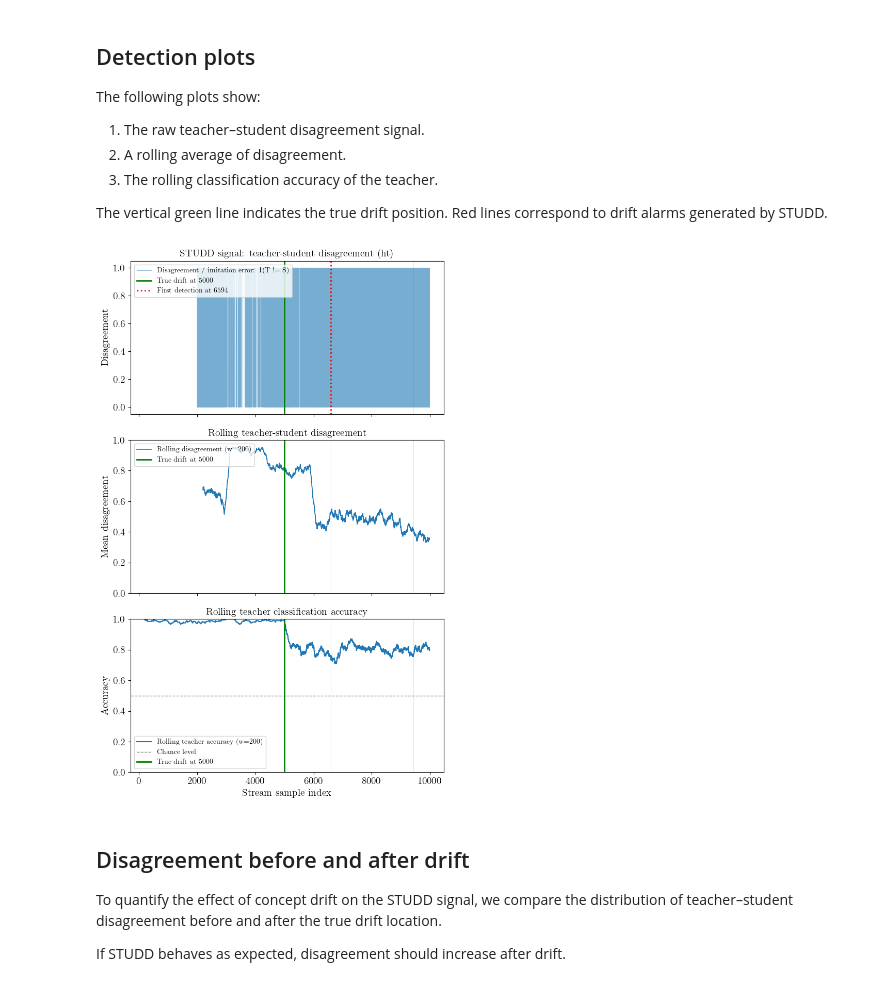
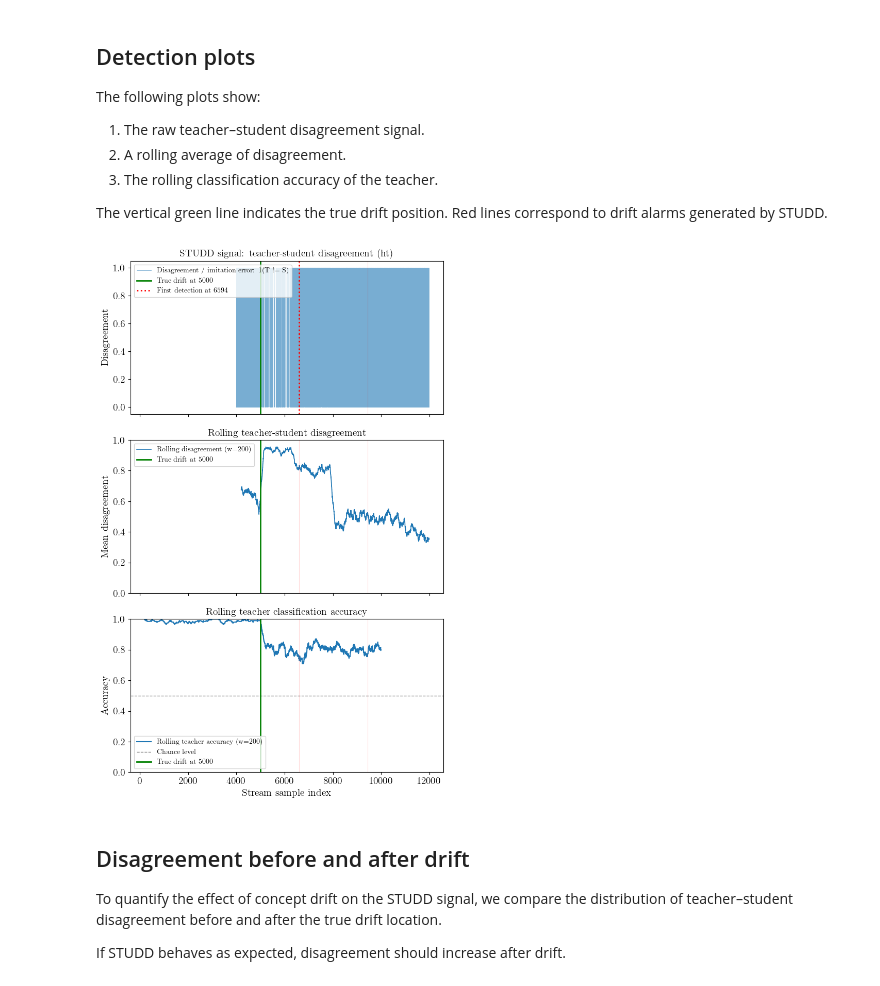
Before and after one commit to EiriniTzan/master-thesis, a Jupyter notebook: notebooks/test_synthetic_studd.ipynb, the cells around one changed output. Drawn from its saved outputs; the diff is of its cells as text; code cells hidden in the pictures.

```diff
--- a/notebooks/test_synthetic_studd.ipynb
+++ b/notebooks/test_synthetic_studd.ipynb
@@ -258,8 +256,8 @@ teacher_correct = np.array(teacher_correct, dtype=float)
 # CapyMOA STUDD stores agreement internally:
 # 1 = agree, 0 = disagree
 agreement = np.array(studd.data, dtype=float)
-offset = studd.min_n_instances
-agreement_idx = np.arange(len(agreement)) + offset
+agreement_offset = W + studd.min_n_instances
+agreement_idx = np.arange(len(agreement)) + agreement_offset
 
 # Imitation error / disagreement:
 # 1 = disagree, 0 = agree
@@ -275,7 +273,7 @@ else:
     print("No drift detected.")
 
 print(f"Agreement values stored by STUDD: {len(agreement)}")
-print(f"Agreement starts at stream index: {offset}")
+print(f"Agreement starts at stream index: {agreement_offset}")
 # %% [output]
 Total STUDD detections : 2
 Detections             : [6594, 9427]
@@ -337,7 +335,7 @@ rolling_dis, rolling_dis_idx_rel = rolling_mean(
     disagreement,
     window,
 )
-rolling_dis_idx = rolling_dis_idx_rel + offset
+rolling_dis_idx = rolling_dis_idx_rel + agreement_offset
 
 rolling_acc, rolling_acc_idx = rolling_mean(
     teacher_correct,
@@ -374,34 +372,34 @@ ax.plot(
 add_drift_markers(ax, drift_pos, studd_drift_points)
 ax.set_ylim(0, 1)
 ax.set_title("Rolling teacher-student disagreement")
 ax.set_ylabel("Mean disagreement")
 ax.legend(loc="upper left")
 
 ax = axes[2]
 ax.plot(
     rolling_acc_idx,
     rolling_acc,
     linewidth=1.5,
     label=f"Rolling teacher accuracy (w={window})",
 )
 ax.axhline(
     0.5,
     color="gray",
     linestyle="--",
     linewidth=1.0,
     label="Chance level",
 )
 add_drift_markers(ax, drift_pos, studd_drift_points)
 ax.set_ylim(0, 1)
 ax.set_title("Rolling teacher classification accuracy")
 ax.set_xlabel("Stream sample index")
 ax.set_ylabel("Accuracy")
 ax.legend(loc="lower left")
 
 plt.tight_layout()
 plt.show()
 # %% [output]
-[figure, old version]
+[figure, new version]
 # %% [markdown]
 ## Disagreement before and after drift
 
```
Also changed, not shown: parts of 10 cells of this notebook, 2 other files.
